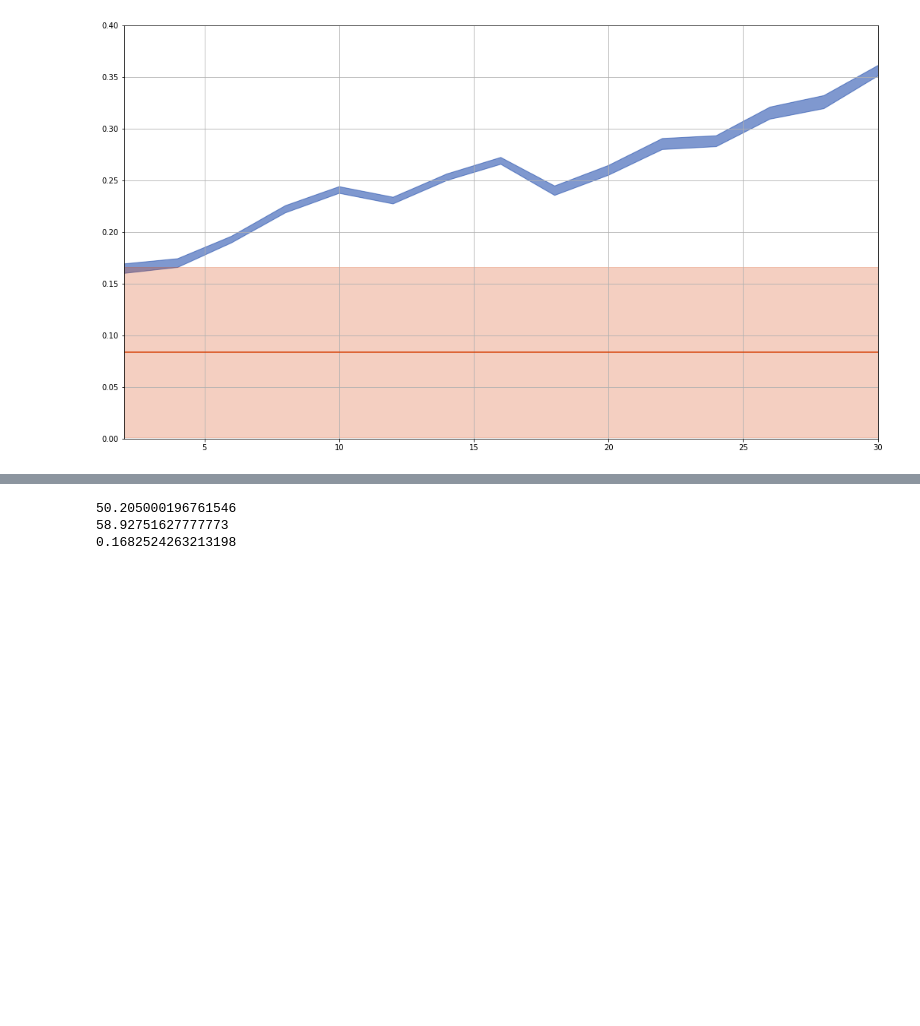
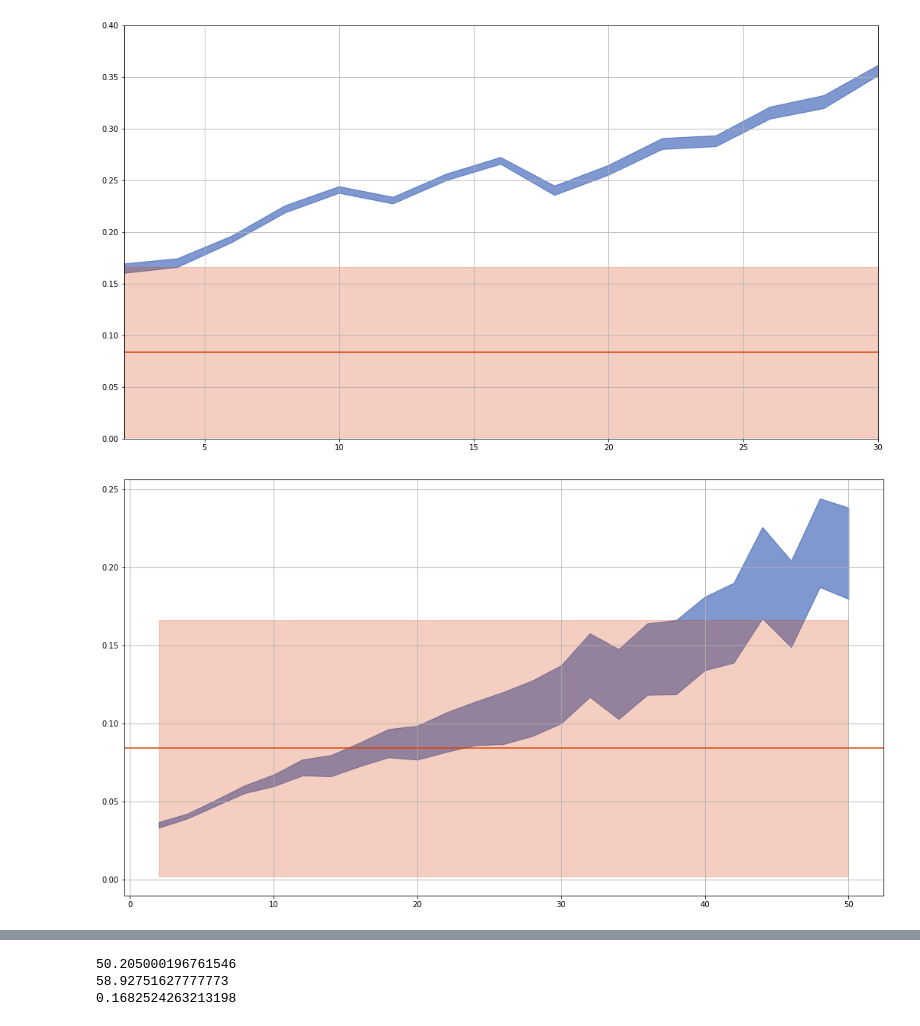
Before and after one commit to BoiseStatePlanetary/Optimizing-Number-and-Placement-of-Anemometers, a Jupyter notebook: figures and data/Field Experiments/Alamosa_Parking_Lot_Experiments/Experimenting with roughness scale measurements.ipynb, the cells around one changed output, grey strips where cells are left out. Saved outputs shown, nothing was run; the diff lists cells and outputs as text; code cells hidden in the pictures; blank space fills up the shorter version.

```diff
--- a/figures and data/Field Experiments/Alamosa_Parking_Lot_Experiments/Experimenting with roughness scale measurements.ipynb
+++ b/figures and data/Field Experiments/Alamosa_Parking_Lot_Experiments/Experimenting with roughness scale measurements.ipynb
@@ -286,3 +320,69 @@ ax.set_xlim([2, 30])
 ax.grid(True)
 # %% [output]
 [figure]
+# %%
+fig = plt.figure(figsize=(10*16/9, 10))
+ax = fig.add_subplot(111)
+# sample_times = 2.**(np.linspace(1, 8, 8))
+# sample_times = np.arange(2, 52, 2)
+sample_times = np.arange(4, 52, 2)
+# sample_times = np.array([1000])
+# print(sample_times)
+num_tries = 5000
+
+# saved_sample_times = np.array([])
+# zstars = np.array([])
+# zstars_sigma = np.array([])
+# lower_sigmas = np.array([])
+# upper_sigmas = np.array([])
+
+# for i in range(len(sample_times)):
+#     cur_saved_sample_times = np.array([])
+#     cur_zstars = np.array([])
+
+#     for j in range(num_tries):
+
+#         # Make sure there is plenty of time at the end
+#         t0 = choice(time[time < time[-1] - len(heights)*sample_times[i]])
+# #         t0 = 0.
+#         averaged_heights, averaged_windspeeds, std_windspeeds = linear_fit_sample_wind_profile(sample_times[i], t0)
+
+#         x = np.log(averaged_heights/np.min(averaged_heights))
+#         y = averaged_windspeeds
+
+#         popt, pcov = curve_fit(lin_fit, x, y, sigma=std_windspeeds)
+#         unc = np.sqrt(np.diag(pcov))
+
+#         zstar = calc_zstar_from_slope_and_intercept(np.min(averaged_heights), *popt)
+
+#         cur_zstars = np.append(zstar, cur_zstars)
+#         cur_saved_sample_times = np.append(sample_times[i], cur_saved_sample_times)
+
+#     zstars = np.append(np.quantile(cur_zstars, [0.5]), zstars)
+
+#     lower_sigma, upper_sigma = np.quantile(cur_zstars, [0.16, 0.84]) - np.quantile(cur_zstars, [0.5])
+#     lower_sigmas = np.append(-lower_sigma, lower_sigmas)
+#     upper_sigmas = np.append(upper_sigma, upper_sigmas)
+
+# #     zstars_sigma = np.append(np.std(cur_zstars), zstars_sigma)
+#     saved_sample_times = np.append(sample_times[i], saved_sample_times)
+
+# ax.errorbar(saved_sample_times, zstars, np.vstack([lower_sigmas, upper_sigmas]), marker='o', color=BoiseState_blue)
+# ax.scatter(saved_sample_times, (zstars - saved_zstar)/zstars_sigma)
+# ax.scatter(saved_sample_times, zstars, marker='o', color=BoiseState_blue, s=100)
+
+# ax.plot(saved_sample_times, zstars, color=BoiseState_blue, lw=3)
+ax.fill_between(saved_sample_times, zstars - lower_sigmas/np.sqrt(num_tries),
+                zstars + upper_sigmas/np.sqrt(num_tries), color=BoiseState_blue, alpha=0.5)
+
+# print(saved_sample_times)
+# print(zstars)
+ax.axhline(saved_zstar, color=BoiseState_orange)
+ax.fill_between(saved_sample_times, saved_zstar + saved_sigma_zstar, saved_zstar - saved_sigma_zstar,
+                color=BoiseState_orange, alpha=0.25)
+
+# ax.set_ylim([0, 0.4])
+# ax.set_xlim([2, 30])
+ax.grid(True)
+# %% [output]
+[figure, added]
```
Also changed, not shown: parts of 4 cells of this notebook.
